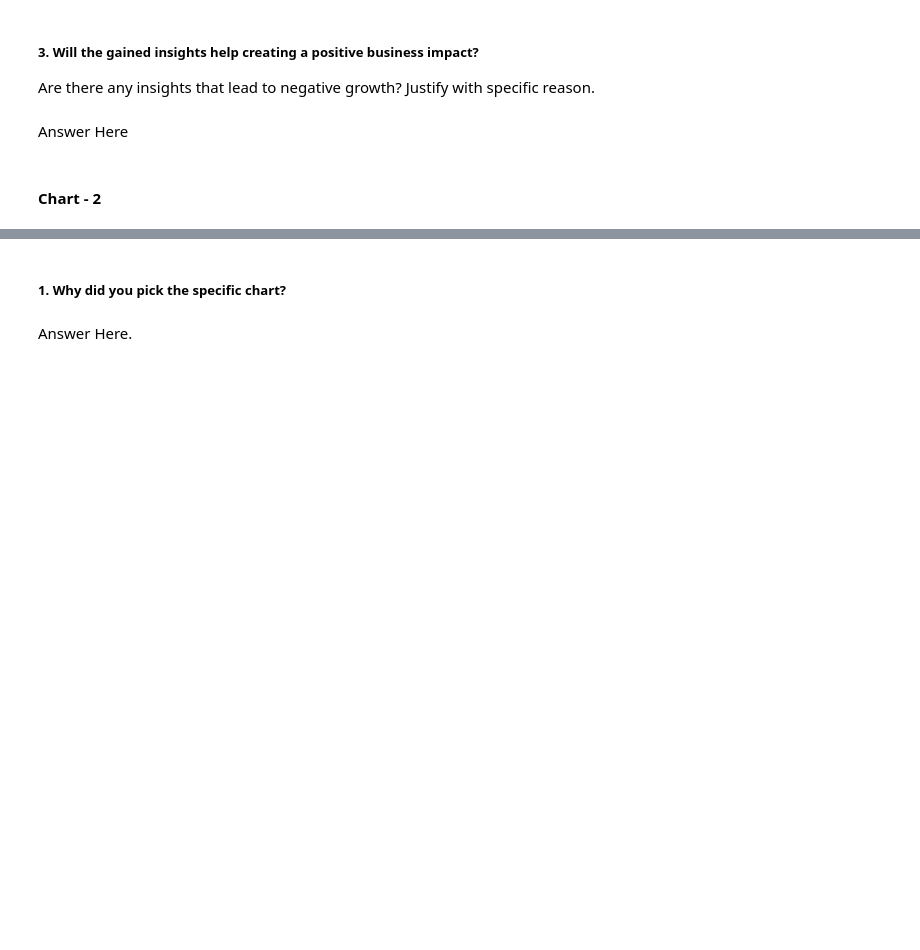
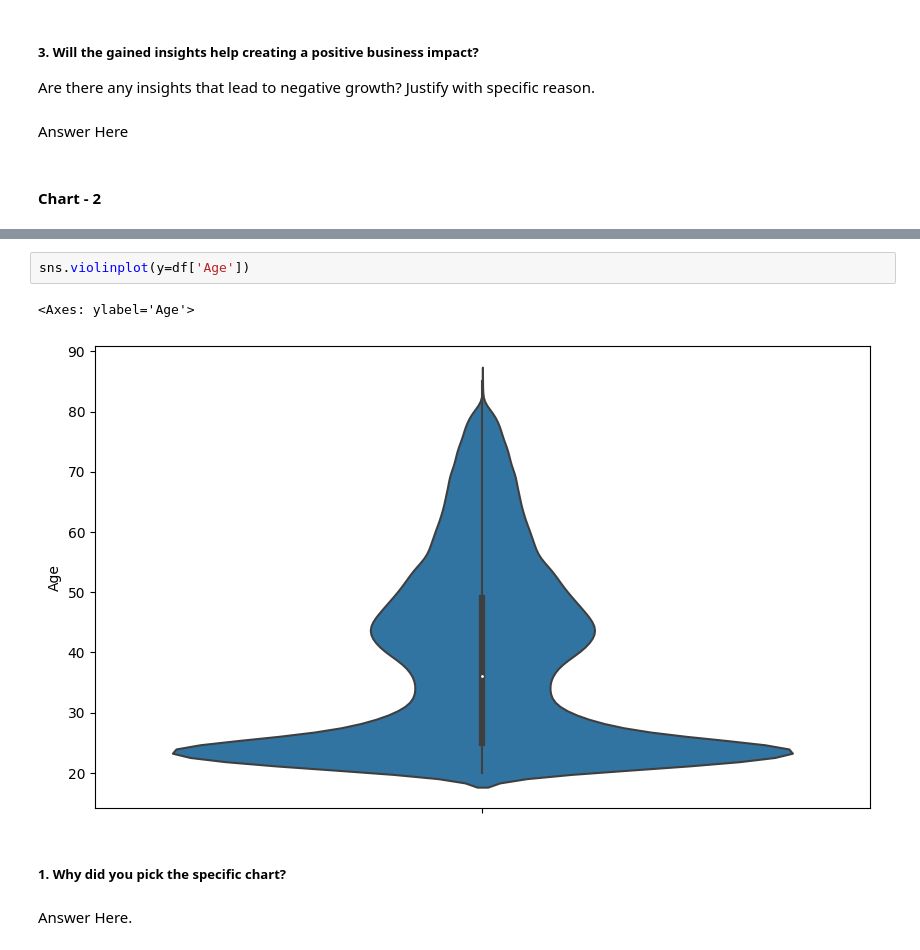
Before and after one commit to priyaregit/Classification-ML_Insurance-Cross-Sell-Prediction, a Jupyter notebook: Health_Insurance_Cross_Sell_Prediction_Classification.ipynb, the cells around one changed output, grey strips where cells are left out. Drawn from its saved outputs; the diff is of its cells as text; blank space fills up the shorter version.

```diff
--- a/Health_Insurance_Cross_Sell_Prediction_Classification.ipynb
+++ b/Health_Insurance_Cross_Sell_Prediction_Classification.ipynb
@@ -325,3 +356,8 @@ Answer Here
+# %%
+sns.violinplot(y=df['Age'])
+# %% [output]
+<Axes: ylabel='Age'>
+[figure, added]
 # %% [markdown]
 ##### 1. Why did you pick the specific chart?
 # %% [markdown]
```
Also changed, not shown: parts of 20 cells of this notebook.
